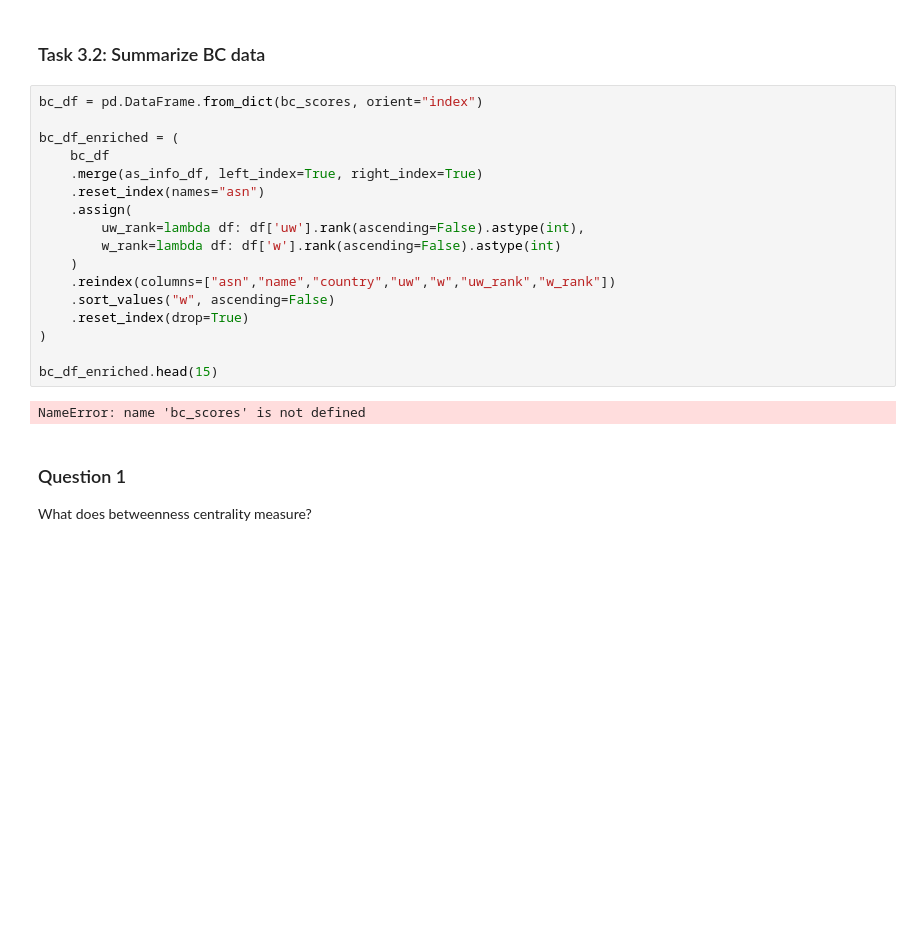
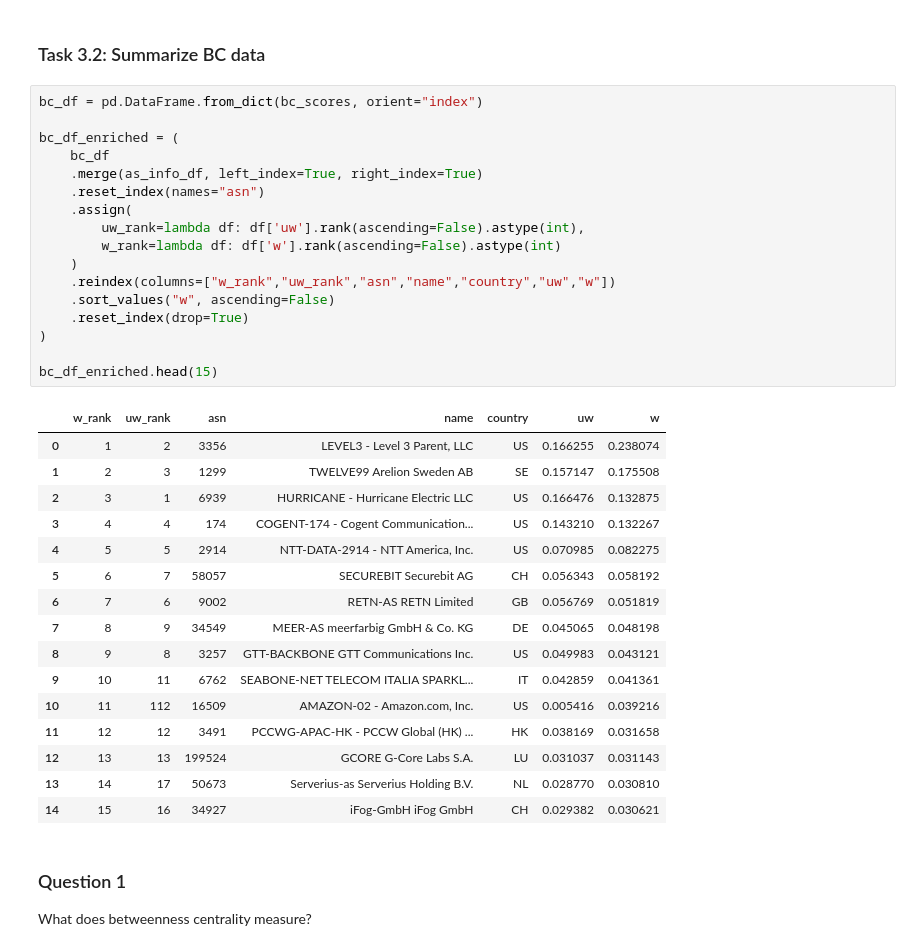
Before and after one commit to luyuanfan/nids-as-centrality, a Jupyter notebook: nids-as-centrality-refactored.ipynb, the cells around one changed output. Drawn from its saved outputs; the diff is of its cells as text; blank space fills up the shorter version.

Commit message:
added full run data

```diff
--- a/nids-as-centrality-refactored.ipynb
+++ b/nids-as-centrality-refactored.ipynb
@@ -286,22 +286,37 @@ bc_scores = compute_bc_scores(unique_paths, pfx_to_weight, all_asn)
 # %%
 bc_df = pd.DataFrame.from_dict(bc_scores, orient="index")
 
 bc_df_enriched = (
     bc_df
     .merge(as_info_df, left_index=True, right_index=True)
     .reset_index(names="asn")
     .assign(
         uw_rank=lambda df: df['uw'].rank(ascending=False).astype(int),
         w_rank=lambda df: df['w'].rank(ascending=False).astype(int)
     )
-    .reindex(columns=["asn","name","country","uw","w","uw_rank","w_rank"])
+    .reindex(columns=["w_rank","uw_rank","asn","name","country","uw","w"])
     .sort_values("w", ascending=False)
     .reset_index(drop=True)
 )
 
 bc_df_enriched.head(15)
 # %% [output]
-NameError: name 'bc_scores' is not defined
+|  | w_rank | uw_rank | asn | name | country | uw | w |
+| 0 | 1 | 2 | 3356 | LEVEL3 - Level 3 Parent, LLC | US | 0.166255 | 0.238074 |
+| 1 | 2 | 3 | 1299 | TWELVE99 Arelion Sweden AB | SE | 0.157147 | 0.175508 |
+| 2 | 3 | 1 | 6939 | HURRICANE - Hurricane Electric LLC | US | 0.166476 | 0.132875 |
+| 3 | 4 | 4 | 174 | COGENT-174 - Cogent Communication... | US | 0.143210 | 0.132267 |
+| 4 | 5 | 5 | 2914 | NTT-DATA-2914 - NTT America, Inc. | US | 0.070985 | 0.082275 |
+| 5 | 6 | 7 | 58057 | SECUREBIT Securebit AG | CH | 0.056343 | 0.058192 |
+| 6 | 7 | 6 | 9002 | RETN-AS RETN Limited | GB | 0.056769 | 0.051819 |
+| 7 | 8 | 9 | 34549 | MEER-AS meerfarbig GmbH & Co. KG | DE | 0.045065 | 0.048198 |
+| 8 | 9 | 8 | 3257 | GTT-BACKBONE GTT Communications Inc. | US | 0.049983 | 0.043121 |
+| 9 | 10 | 11 | 6762 | SEABONE-NET TELECOM ITALIA SPARKL... | IT | 0.042859 | 0.041361 |
+| 10 | 11 | 112 | 16509 | AMAZON-02 - Amazon.com, Inc. | US | 0.005416 | 0.039216 |
+| 11 | 12 | 12 | 3491 | PCCWG-APAC-HK - PCCW Global (HK) ... | HK | 0.038169 | 0.031658 |
+| 12 | 13 | 13 | 199524 | GCORE G-Core Labs S.A. | LU | 0.031037 | 0.031143 |
+| 13 | 14 | 17 | 50673 | Serverius-as Serverius Holding B.V. | NL | 0.028770 | 0.030810 |
+| 14 | 15 | 16 | 34927 | iFog-GmbH iFog GmbH | CH | 0.029382 | 0.030621 |
 # %% [markdown]
 ### Question 1
 What does betweenness centrality measure?
```
Also changed, not shown: parts of 5 cells of this notebook.
